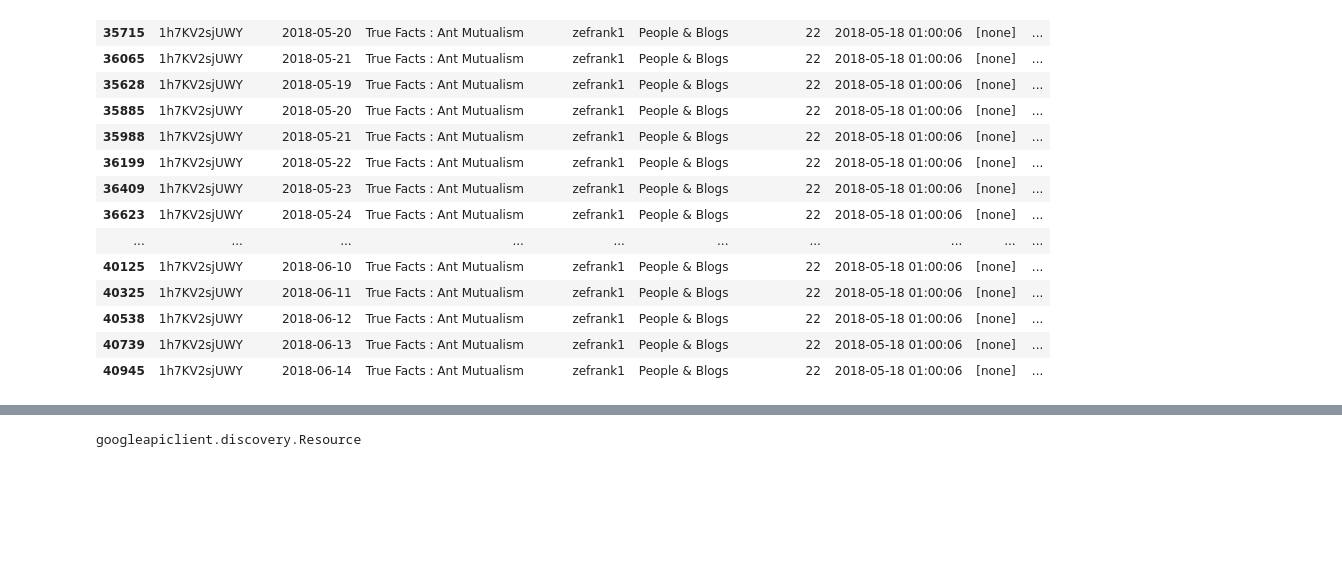
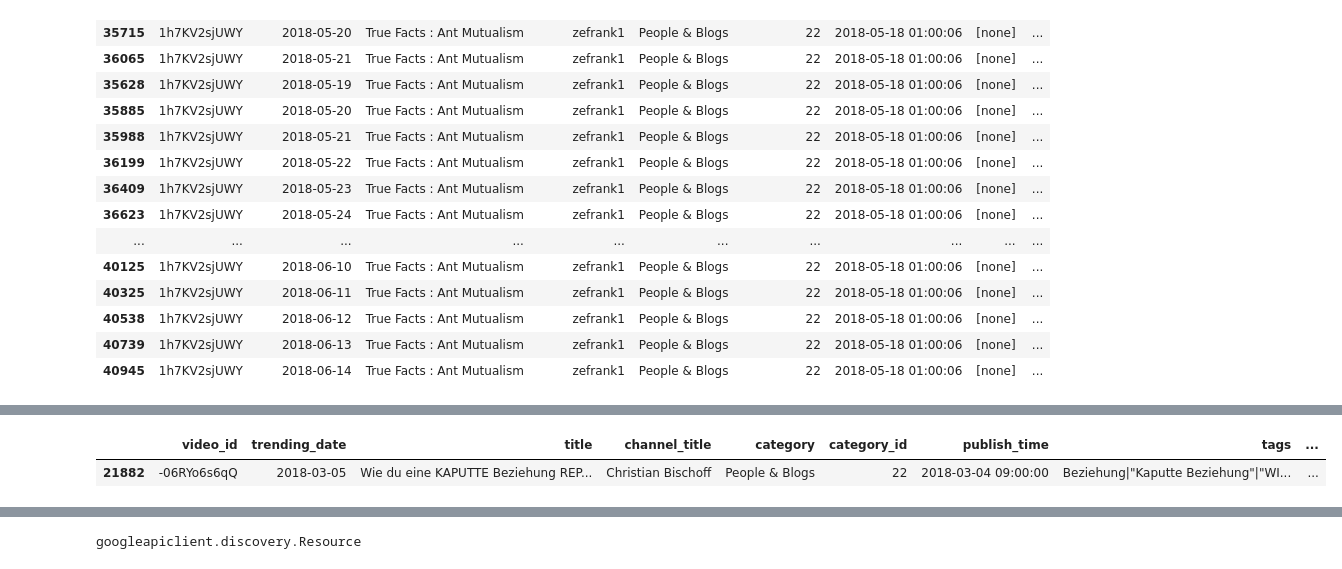
Before and after one commit to emami06/TrendingVideoYouTube, a Jupyter notebook: YouTube.ipynb, the cells around one changed output, grey strips where cells are left out. Drawn from its saved outputs; the diff is of its cells as text; code cells hidden in the pictures; blank space fills up the shorter version.

```diff
--- a/YouTube.ipynb
+++ b/YouTube.ipynb
@@ -360,0 +333,2 @@ mx_yet_df
+# %%
+df_video_good_name = df_videos_Ids.drop(badValueNameIndex)
@@ -360,0 +381,5 @@ mx_yet_df
+# %%
+df_videos_Ids[df_videos_Ids["video_id"]=="-06RYo6s6qQ"]
+# %% [output]
+|  | video_id | trending_date | title | channel_title | category | category_id | publish_time | tags | ... |
+| 21882 | -06RYo6s6qQ | 2018-03-05 | Wie du eine KAPUTTE Beziehung REP... | Christian Bischoff | People & Blogs | 22 | 2018-03-04 09:00:00 | Beziehung|"Kaputte Beziehung"|"WI... | ... |
```
Also changed, not shown: parts of 51 cells of this notebook.
